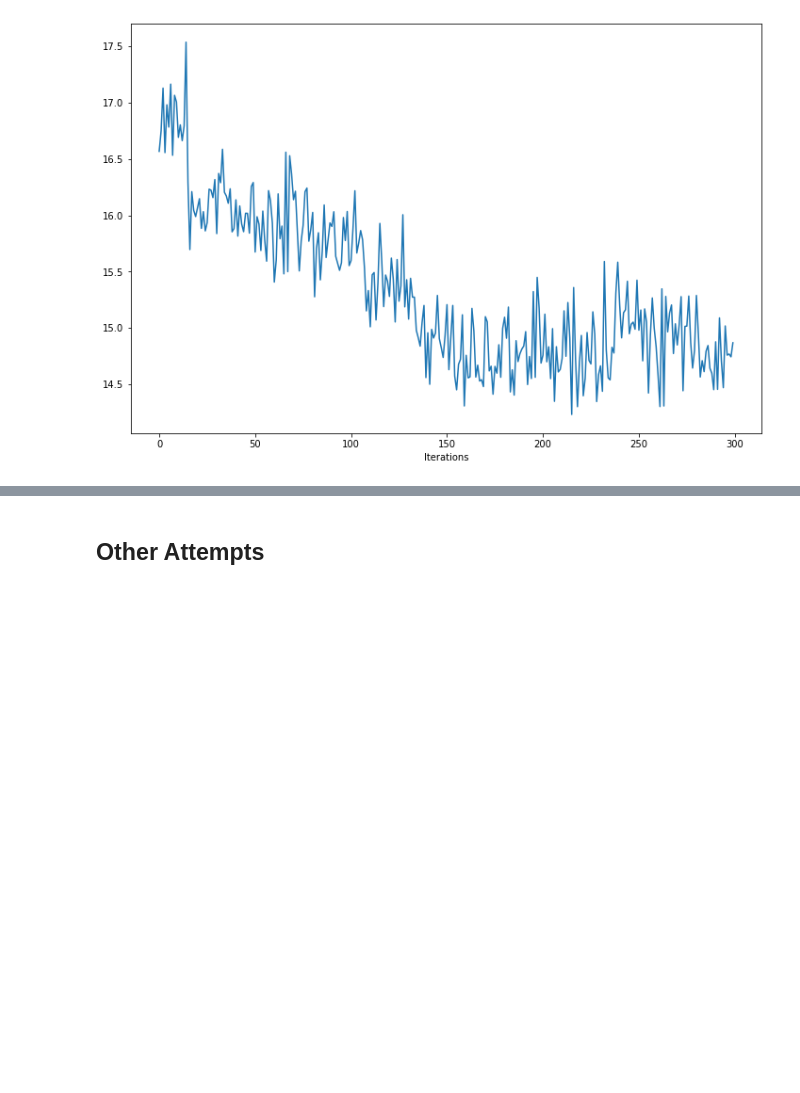
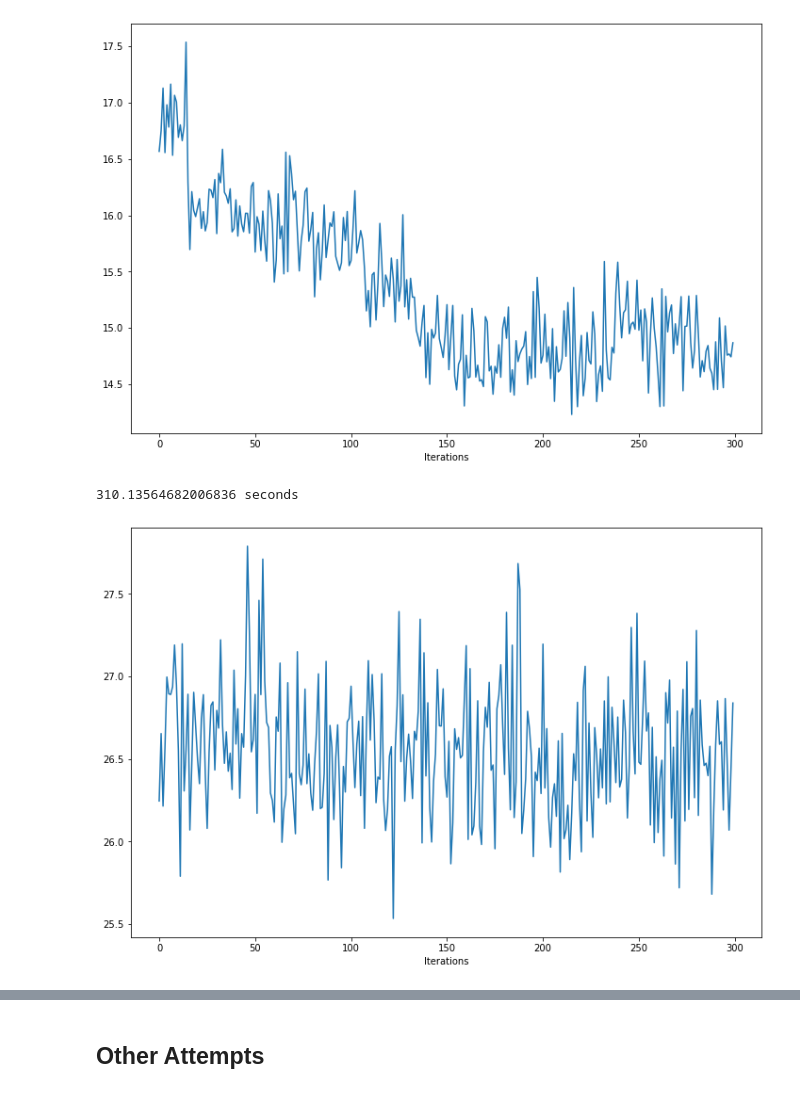
Before and after one commit to taylorhawks/globo-nonlinear-latent-factorization, a Jupyter notebook: Notebook.ipynb, the cells around one changed output, grey strips where cells are left out. Cells and saved outputs as stored; diff of their text form; code cells hidden in the pictures; blank space fills up the shorter version.

```diff
--- a/Notebook.ipynb
+++ b/Notebook.ipynb
@@ -596,15 +596,18 @@ print(time() - start, 'seconds')
 249.0185260772705 seconds
 [figure]
 # %%
-nm = NonlinearModel(df_sample,embeddings,size=8, embeddings_size=250, T=2)
+nm = NonlinearModel(df_sample,embeddings,size=8, embeddings_size=250, T=3)
 start = time()
 nm.gradient_descent_nonlinear(
     test=True,
     alpha=0.1,
-    max_iterations=1200,
+    max_iterations=300,
     test_size=128,
     hinge_param = 5,
     readj_interval=1,
     gd_algorithm=None
 )
 print(time() - start, 'seconds')
+# %% [output]
+310.13564682006836 seconds
+[figure, added]
```
Also changed, not shown: parts of 6 cells of this notebook.
